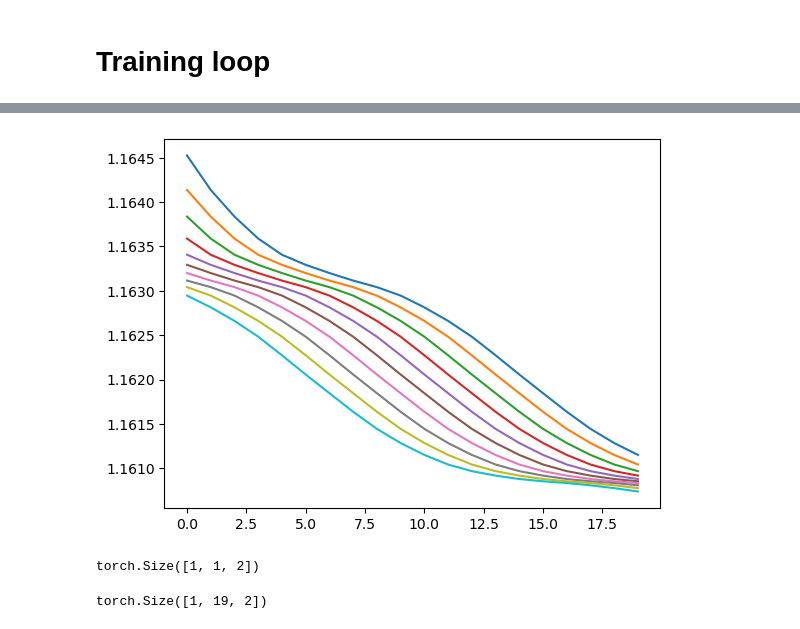
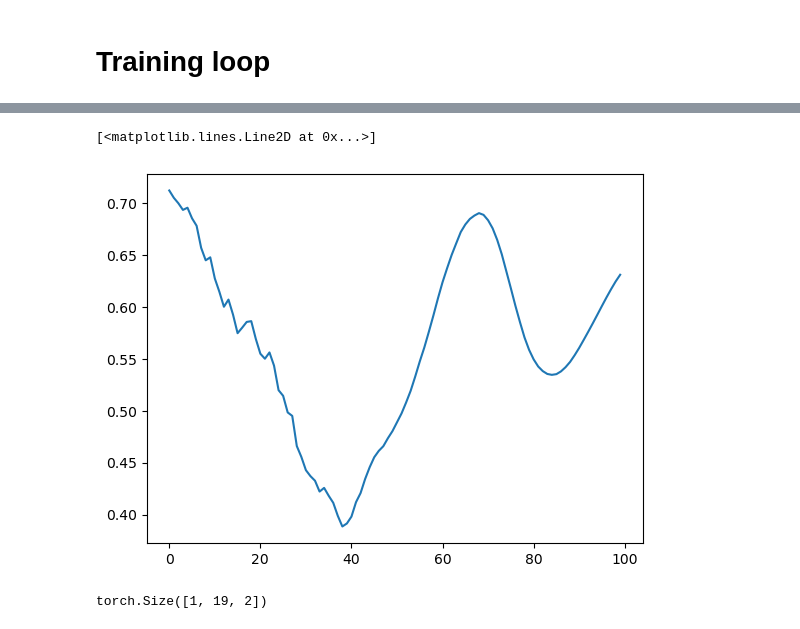
Before and after one commit to maxtost10/Playground-vs, a Jupyter notebook: LSTM.ipynb, the cells around one changed output, grey strips where cells are left out. Saved outputs shown, nothing was run; the diff lists cells and outputs as text; code cells hidden in the pictures.

```diff
--- a/LSTM.ipynb
+++ b/LSTM.ipynb
@@ -40,9 +40,11 @@ class SinDataset(Dataset):
 # %% [markdown]
 ## Loading data
 # %%
-timeline = np.linspace(0, 10, 1000)
-x1 = SinDataset(timeline, 20, 0)
-x2 = SinDataset(timeline, 20, 1)
+
+included_timesteps = 50
+timeline = np.linspace(0, 50, 5000)
+x1 = SinDataset(timeline, included_timesteps, 0)
+x2 = SinDataset(timeline, included_timesteps, 1)
 dataloader1 = DataLoader(x1, batch_size=1)
 dataloader2 = DataLoader(x2, batch_size=1)
 # %%
@@ -122,20 +123,17 @@ for (x1, y1), (x2, y2) in zip(dataloader1, dataloader2):
     break
 # %%
 prediction = []
-for n in range(10):
+for n in range(100):
   pred = model(x)
-  prediction.append(pred)
   y = torch.clone(x[:, 1:, :])
   new_x = pred.reshape((1, 1, 2))
   x = torch.cat((y, new_x), axis=1)
-  plt.plot(x[0, :, 0].detach().numpy())
-  # plt.plot(x[0, :, 1].detach().numpy())
+  prediction.append(new_x[0, 0, :].detach().numpy())
-# %% [output]
-[figure, removed]
-# %%
-new_x.shape
-# %% [output]
-torch.Size([1, 1, 2])
+# %%
+plt.plot(np.array(prediction).T[1])
+# %% [output]
+[<matplotlib.lines.Line2D at 0x...>]
+[figure, added]
 # %%
 y.shape
 # %% [output]
```
Also changed, not shown: parts of 2 cells of this notebook.
